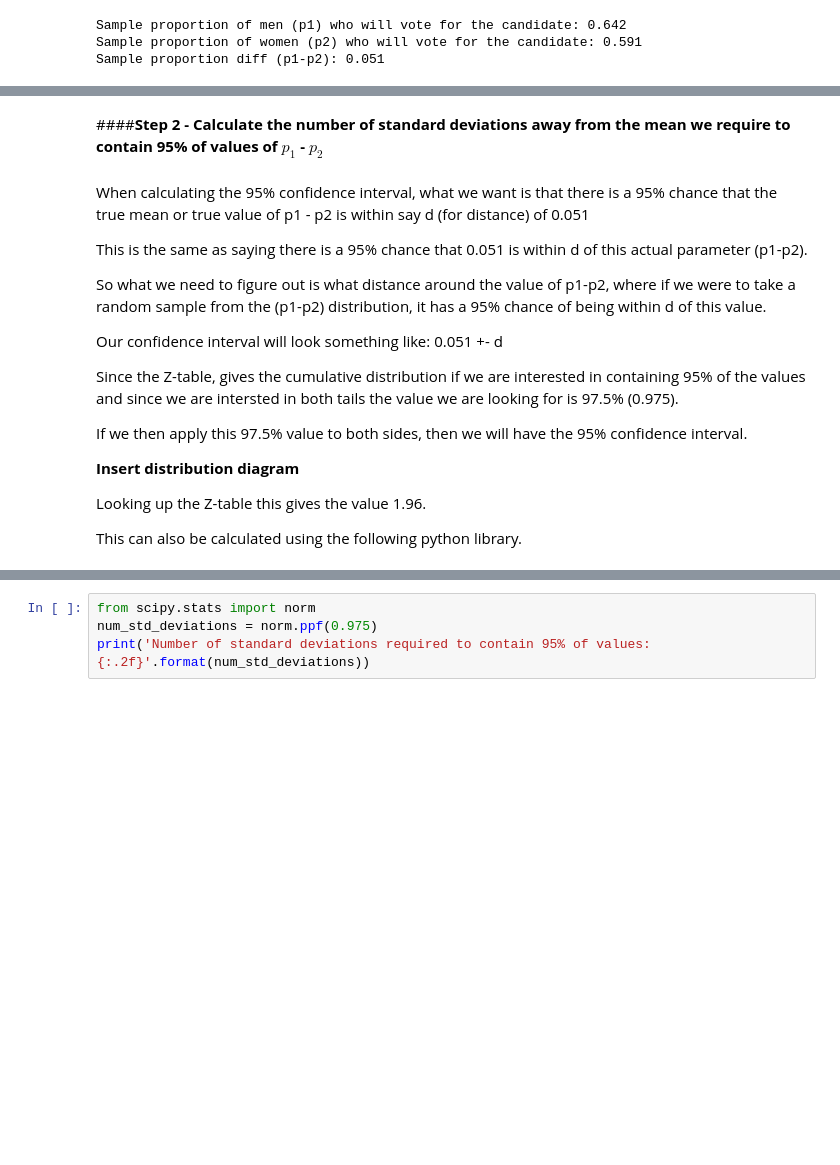
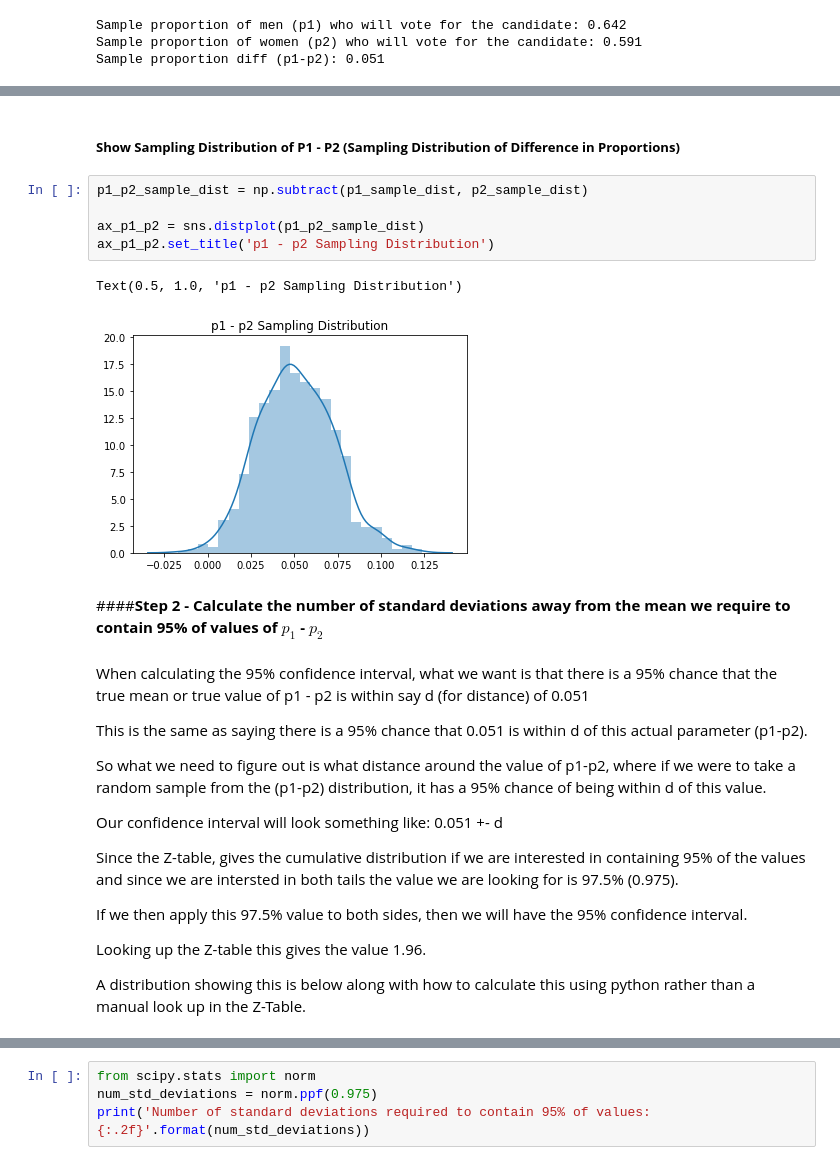
Before and after one commit to rosslogan702/hypothesis_testing_notes, a Jupyter notebook: 2_sample_z_test_proportion.ipynb, the cells around one changed output, grey strips where cells are left out. Cells and saved outputs as stored; diff of their text form; blank space fills up the shorter version.

```diff
--- a/2_sample_z_test_proportion.ipynb
+++ b/2_sample_z_test_proportion.ipynb
@@ -161,3 +187,13 @@ The distribution that we are interested in thinking about is the sampling distri
+# %% [markdown]
+##### **Show Sampling Distribution of P1 - P2 (Sampling Distribution of Difference in Proportions)**
+# %%
+p1_p2_sample_dist = np.subtract(p1_sample_dist, p2_sample_dist)
+
+ax_p1_p2 = sns.distplot(p1_p2_sample_dist)
+ax_p1_p2.set_title('p1 - p2 Sampling Distribution')
+# %% [output]
+Text(0.5, 1.0, 'p1 - p2 Sampling Distribution')
+[figure, added]
 # %% [markdown]
 ####**Step 2 - Calculate the number of standard deviations away from the mean we require to contain 95% of values of $p_1$ - $p_2$**
 # %% [markdown]
@@ -173,8 +209,6 @@ Since the Z-table, gives the cumulative distribution if we are interested in con
 
 If we then apply this 97.5% value to both sides, then we will have the 95% confidence interval.
 
-**Insert distribution diagram**
-
 Looking up the Z-table this gives the value 1.96.
 
-This can also be calculated using the following python library.
+A distribution showing this is below along with how to calculate this using python rather than a manual look up in the Z-Table.
```
Also changed, not shown: parts of 11 cells of this notebook.
